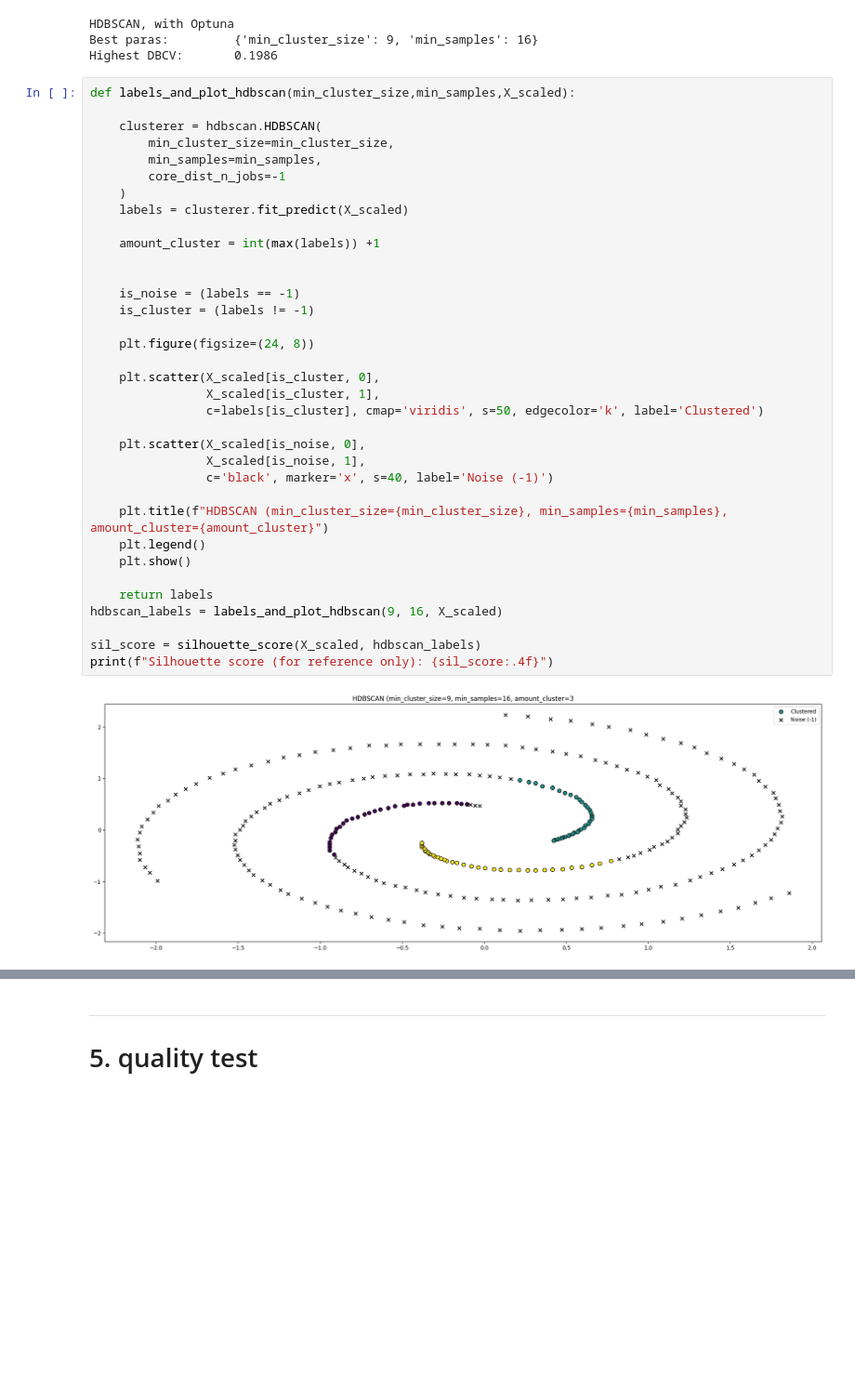
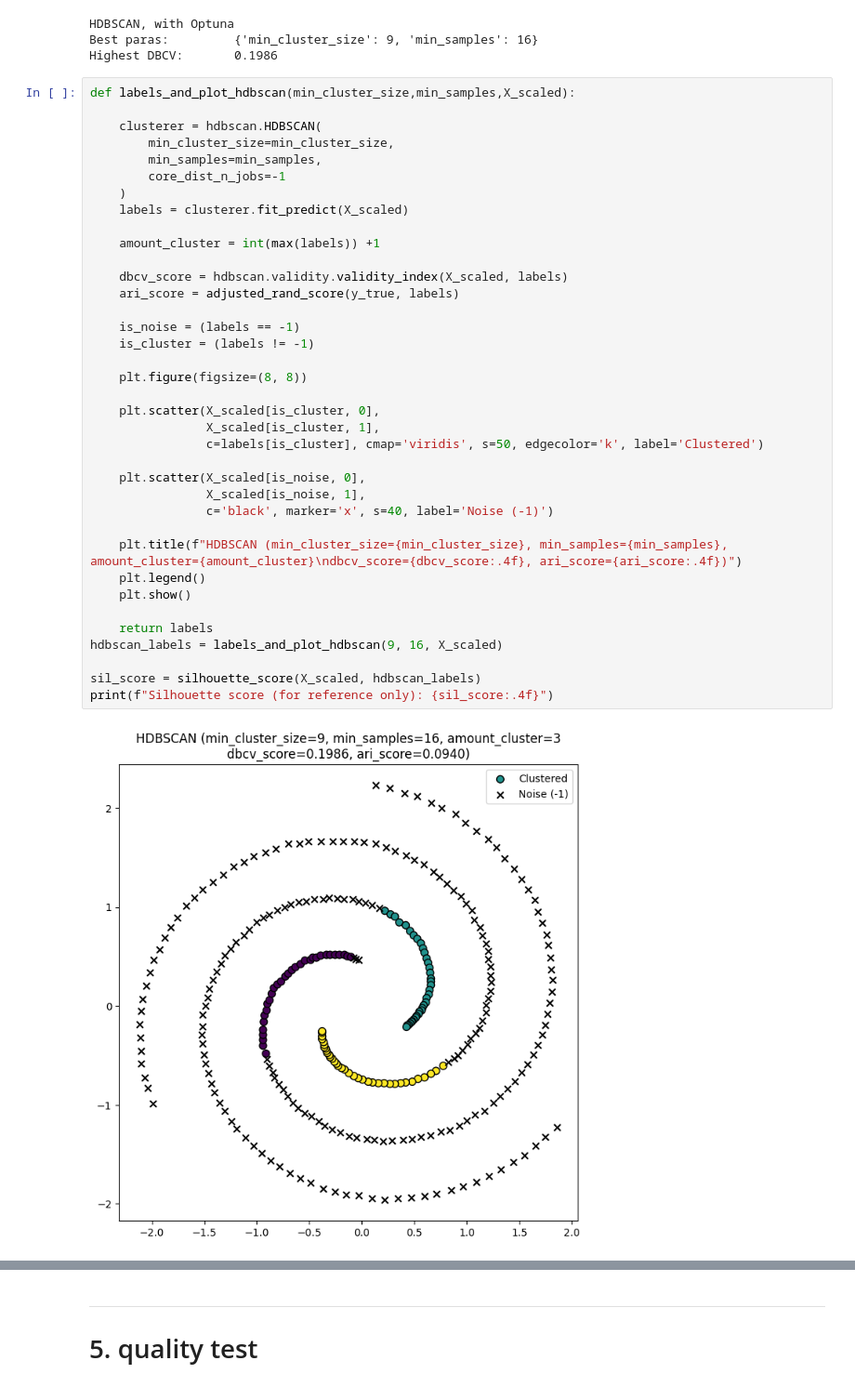
Before and after one commit to RaphaFang/sdu-ds-2026-spring, a Jupyter notebook: 804_data_mining/project_1/DBSCAN.ipynb, the cells around one changed output, grey strips where cells are left out. Shown at 93% size. Drawn from its saved outputs; the diff is of its cells as text; blank space fills up the shorter version.

```diff
--- a/804_data_mining/project_1/DBSCAN.ipynb
+++ b/804_data_mining/project_1/DBSCAN.ipynb
@@ -288,36 +302,38 @@ def labels_and_plot_hdbscan(min_cluster_size,min_samples,X_scaled):
         min_cluster_size=min_cluster_size,
         min_samples=min_samples,
         core_dist_n_jobs=-1
     )
     labels = clusterer.fit_predict(X_scaled)
 
     amount_cluster = int(max(labels)) +1
 
+    dbcv_score = hdbscan.validity.validity_index(X_scaled, labels)
+    ari_score = adjusted_rand_score(y_true, labels)
 
     is_noise = (labels == -1)
     is_cluster = (labels != -1)
 
-    plt.figure(figsize=(24, 8))
+    plt.figure(figsize=(8, 8))
 
     plt.scatter(X_scaled[is_cluster, 0],
                 X_scaled[is_cluster, 1],
                 c=labels[is_cluster], cmap='viridis', s=50, edgecolor='k', label='Clustered')
 
     plt.scatter(X_scaled[is_noise, 0],
                 X_scaled[is_noise, 1],
                 c='black', marker='x', s=40, label='Noise (-1)')
 
-    plt.title(f"HDBSCAN (min_cluster_size={min_cluster_size}, min_samples={min_samples}, amount_cluster={amount_cluster}")
+    plt.title(f"HDBSCAN (min_cluster_size={min_cluster_size}, min_samples={min_samples}, amount_cluster={amount_cluster}\ndbcv_score={dbcv_score:.4f}, ari_score={ari_score:.4f})")
     plt.legend()
     plt.show()
 
     return labels
 hdbscan_labels = labels_and_plot_hdbscan(9, 16, X_scaled)
 
 sil_score = silhouette_score(X_scaled, hdbscan_labels)
 print(f"Silhouette score (for reference only): {sil_score:.4f}")
 # %% [output]
-[figure, old version]
+[figure, new version]
 Silhouette score (for reference only): -0.1302
 # %% [markdown]
 ----
```
Also changed, not shown: parts of 5 cells of this notebook, 29 other files.
